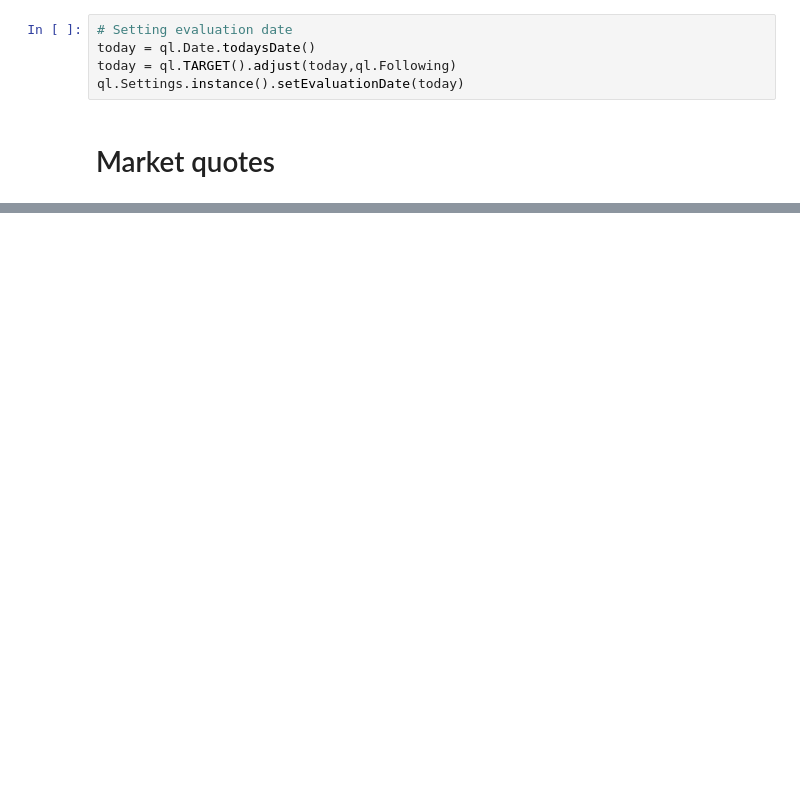
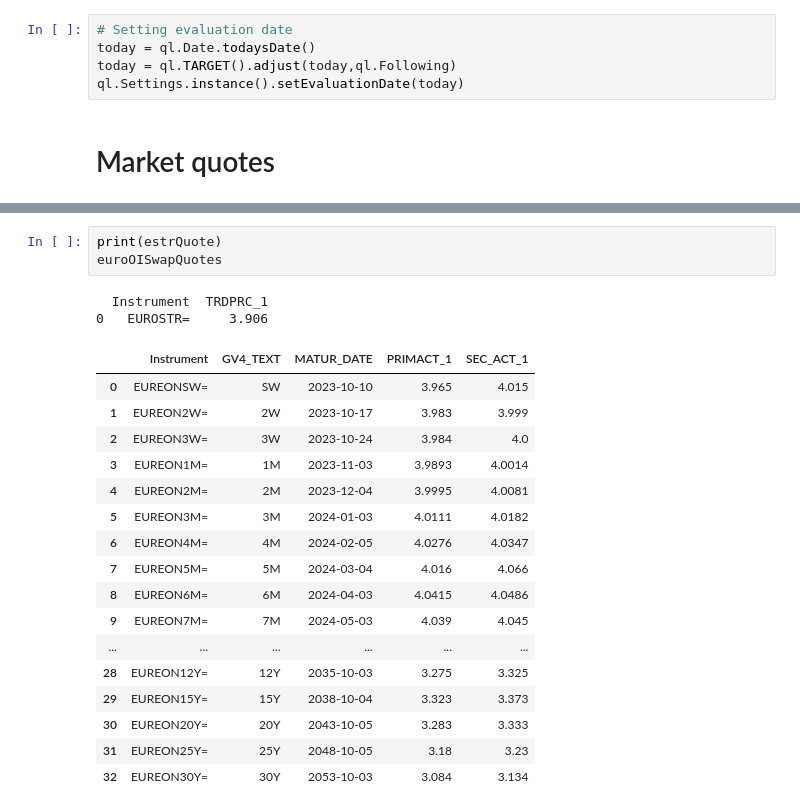
Before and after one commit to fabianfh/fnotebooks, a Jupyter notebook: QuantLib/OISBoostrappTest.ipynb, the cells around one changed output, grey strips where cells are left out. Saved outputs shown, nothing was run; the diff lists cells and outputs as text; blank space fills up the shorter version.

```diff
--- a/QuantLib/OISBoostrappTest.ipynb
+++ b/QuantLib/OISBoostrappTest.ipynb
@@ -22,0 +45,23 @@ ql.Settings.instance().setEvaluationDate(today)
+# %%
+print(estrQuote)
+euroOISwapQuotes
+# %% [output]
+  Instrument  TRDPRC_1
+0   EUROSTR=     3.906
+|  | Instrument | GV4_TEXT | MATUR_DATE | PRIMACT_1 | SEC_ACT_1 |
+| 0 | EUREONSW= | SW | 2023-10-10 | 3.965 | 4.015 |
+| 1 | EUREON2W= | 2W | 2023-10-17 | 3.983 | 3.999 |
+| 2 | EUREON3W= | 3W | 2023-10-24 | 3.984 | 4.0 |
+| 3 | EUREON1M= | 1M | 2023-11-03 | 3.9893 | 4.0014 |
+| 4 | EUREON2M= | 2M | 2023-12-04 | 3.9995 | 4.0081 |
+| 5 | EUREON3M= | 3M | 2024-01-03 | 4.0111 | 4.0182 |
+| 6 | EUREON4M= | 4M | 2024-02-05 | 4.0276 | 4.0347 |
+| 7 | EUREON5M= | 5M | 2024-03-04 | 4.016 | 4.066 |
+| 8 | EUREON6M= | 6M | 2024-04-03 | 4.0415 | 4.0486 |
+| 9 | EUREON7M= | 7M | 2024-05-03 | 4.039 | 4.045 |
+| ... | ... | ... | ... | ... | ... |
+| 28 | EUREON12Y= | 12Y | 2035-10-03 | 3.275 | 3.325 |
+| 29 | EUREON15Y= | 15Y | 2038-10-04 | 3.323 | 3.373 |
+| 30 | EUREON20Y= | 20Y | 2043-10-05 | 3.283 | 3.333 |
+| 31 | EUREON25Y= | 25Y | 2048-10-05 | 3.18 | 3.23 |
+| 32 | EUREON30Y= | 30Y | 2053-10-03 | 3.084 | 3.134 |
```
Also changed, not shown: parts of 33 cells of this notebook, 21 other files.
